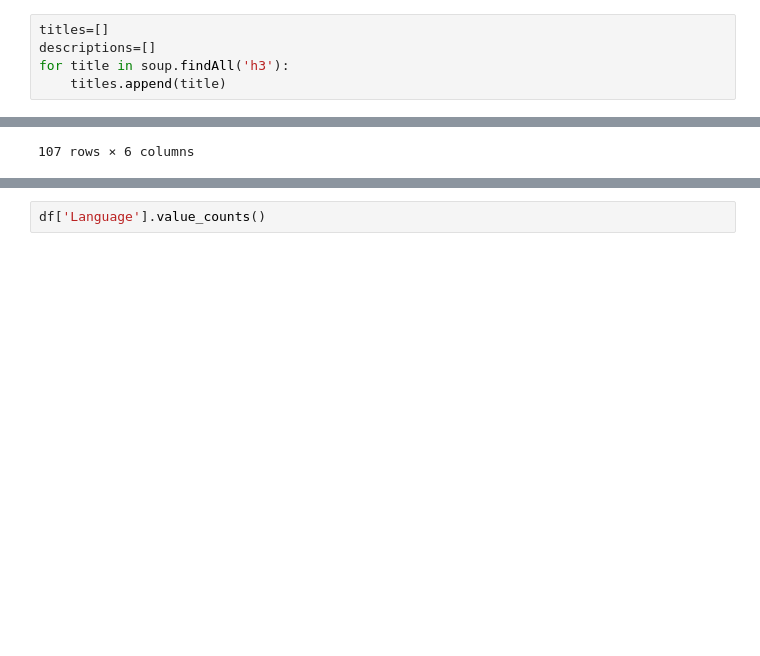
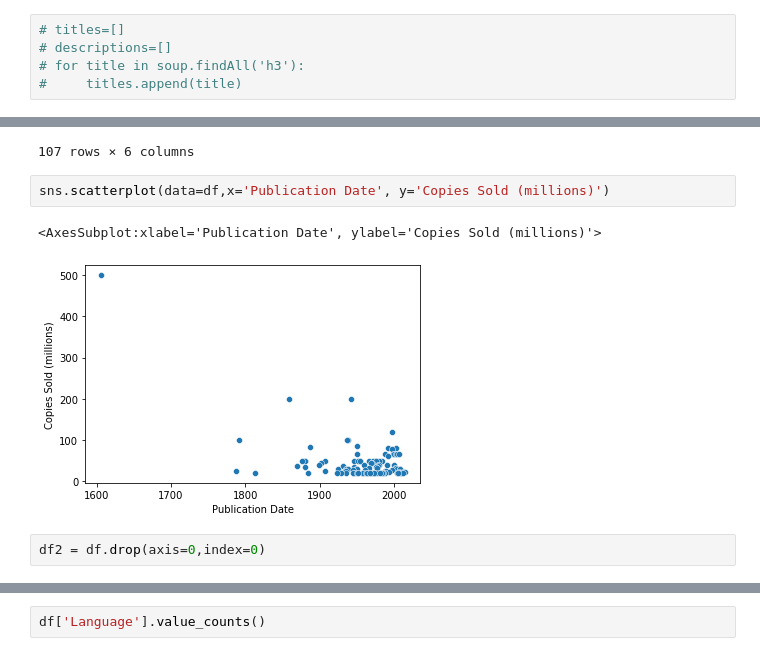
Before and after one commit to AndrewCurtis27/CS6830_proj3, a Jupyter notebook: proj3.ipynb, the cells around one changed output, grey strips where cells are left out. Drawn from its saved outputs; the diff is of its cells as text; blank space fills up the shorter version.

```diff
--- a/proj3.ipynb
+++ b/proj3.ipynb
@@ -36,6 +97,6 @@ print(soup.prettify())
 # %%
-titles=[]
-descriptions=[]
-for title in soup.findAll('h3'):
-    titles.append(title)
+# titles=[]
+# descriptions=[]
+# for title in soup.findAll('h3'):
+#     titles.append(title)
 # %%
@@ -227,3 +219,10 @@ df
 | 105 | Charlie and the Chocolate Factory | Roald Dahl | English | 1964 | 20 | children's fantasy novel |
 | 106 | The Naked Ape | Desmond Morris | English | 1968 | 20 | social science, anthropology, psy... |
 107 rows × 6 columns
+# %%
+sns.scatterplot(data=df,x='Publication Date', y='Copies Sold (millions)')
+# %% [output]
+<AxesSubplot:xlabel='Publication Date', ylabel='Copies Sold (millions)'>
+[figure, added]
+# %%
+df2 = df.drop(axis=0,index=0)
```
Also changed, not shown: parts of 15 cells of this notebook.
